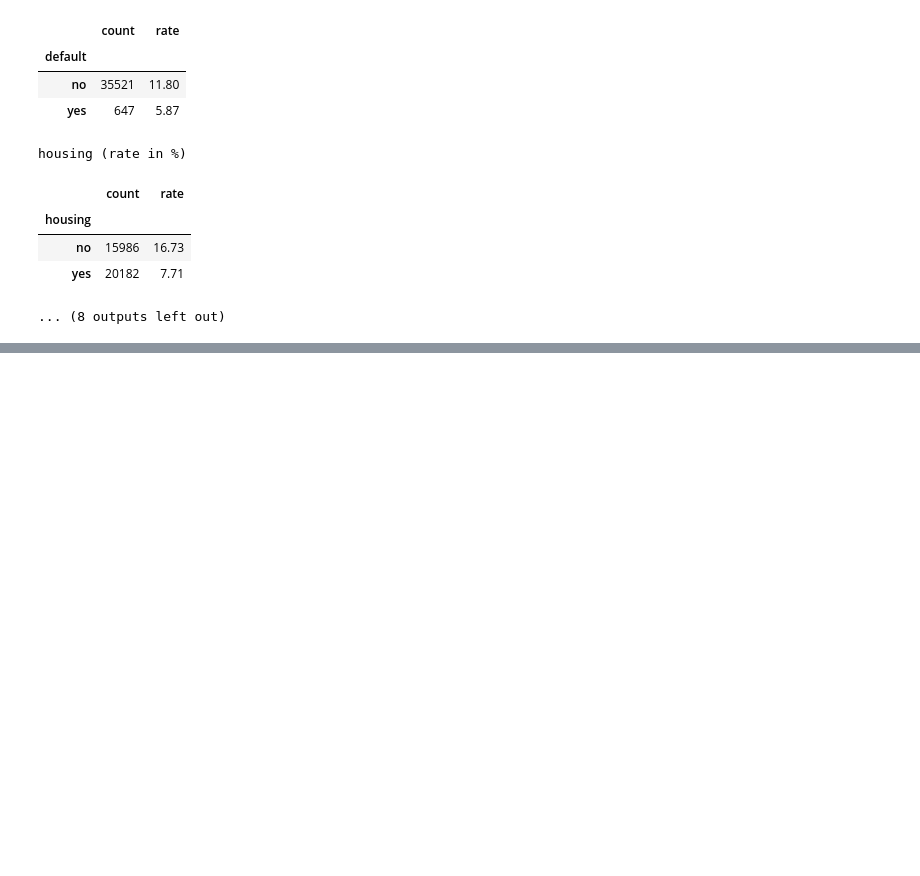
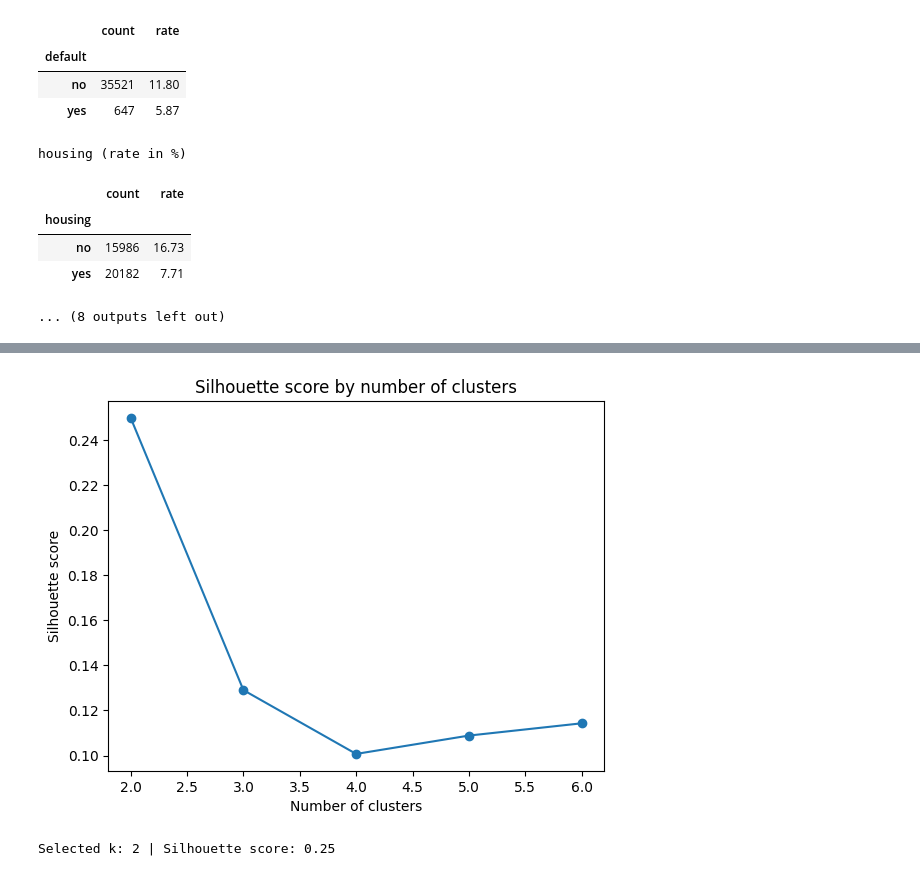
Before and after one commit to JMazatIMT/Auto-Learning-Project, a Jupyter notebook: bank_marketing.ipynb, the cells around one changed output, grey strips where cells are left out. Saved outputs shown, nothing was run; the diff lists cells and outputs as text; code cells hidden in the pictures; blank space fills up the shorter version.

Commit message:
feat: add unsupervised data exploration

```diff
--- a/bank_marketing.ipynb
+++ b/bank_marketing.ipynb
@@ -265,0 +276,11 @@ Overall, no pair of numerical features is strongly correlated. Weak or moderate
+# %%
+X_unsup = df_train.drop(columns=["y", "duration", "campaign"])
+num_cols = X_unsup.select_dtypes(include="number").columns
+cat_cols = X_unsup.select_dtypes(exclude="number").columns
+
+unsup_preprocessor = ColumnTransformer([
+    ("num", StandardScaler(), num_cols),
+    ("cat", OneHotEncoder(handle_unknown="ignore", sparse_output=False), cat_cols)
+])
+X_unsup_prepared = unsup_preprocessor.fit_transform(X_unsup)
+print("Prepared data shape:", X_unsup_prepared.shape)
@@ -265,0 +308,15 @@ Overall, no pair of numerical features is strongly correlated. Weak or moderate
+# %%
+scores = {}
+for k in range(2, 7):
+    labels = KMeans(n_clusters=k, n_init=10, random_state=42).fit_predict(X_unsup_prepared)
+    scores[k] = silhouette_score(X_unsup_prepared, labels, sample_size=2000, random_state=42)
+
+pd.Series(scores).plot(marker="o", title="Silhouette score by number of clusters")
+plt.xlabel("Number of clusters")
+plt.ylabel("Silhouette score")
+plt.show()
+best_k = max(scores, key=scores.get)
+print("Selected k:", best_k, "| Silhouette score:", round(scores[best_k], 3))
+# %% [output]
+[figure, added]
+Selected k: 2 | Silhouette score: 0.25
```
Also changed, not shown: parts of 14 cells of this notebook.
